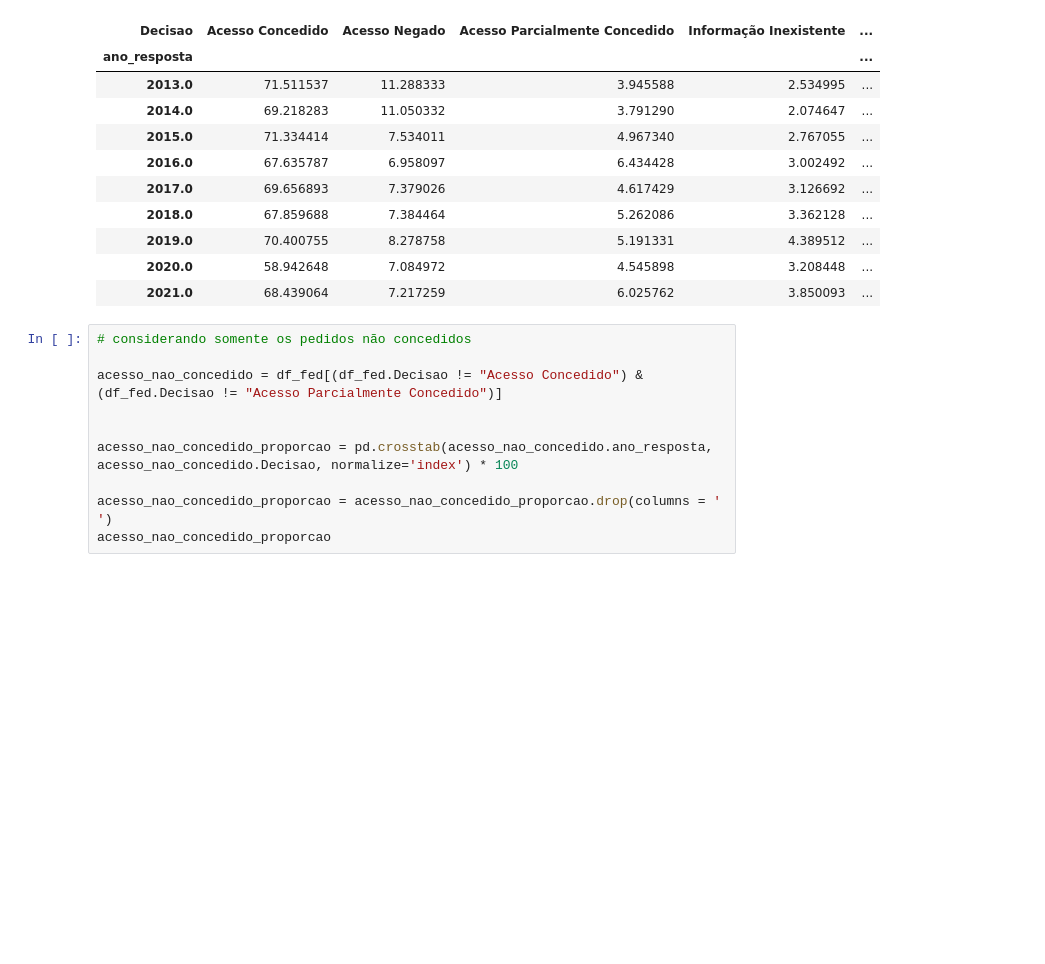
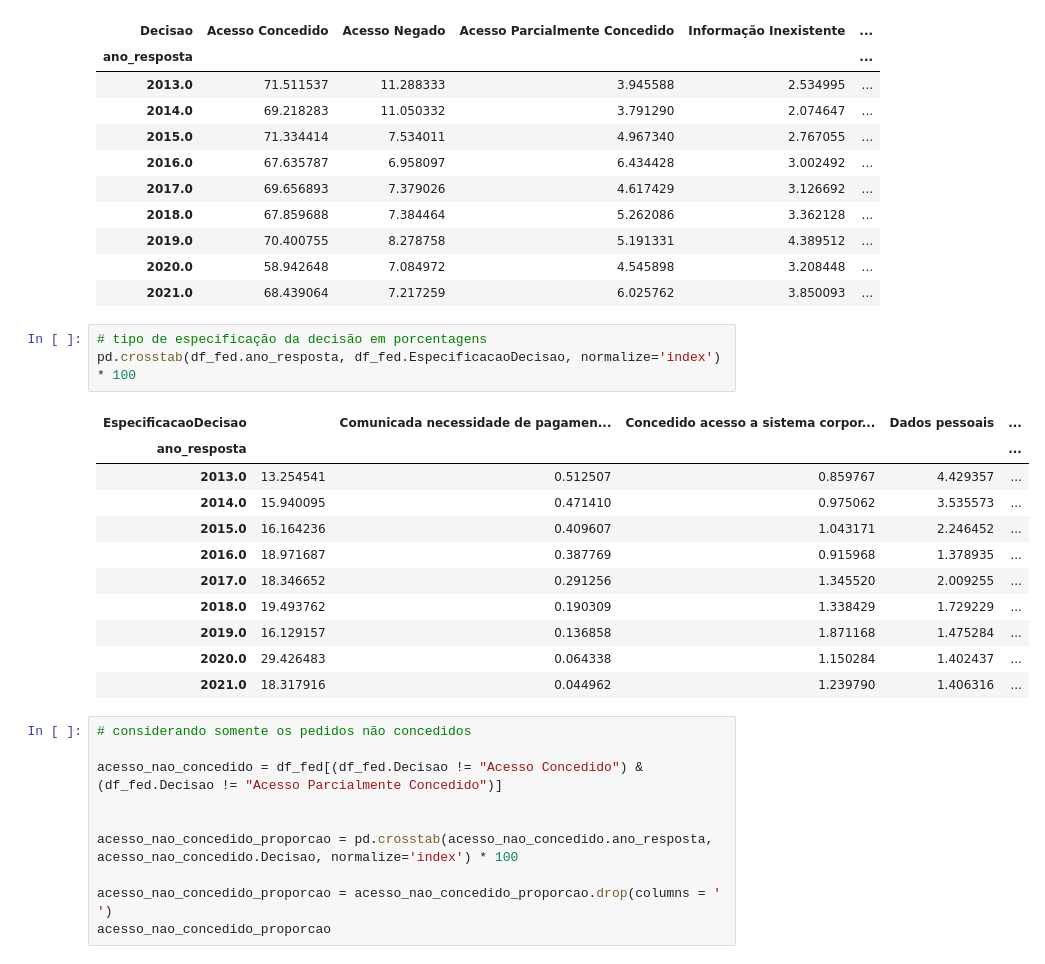
Before and after one commit to luizftoledo/analise_negativas, a Jupyter notebook: analise_negativas_lai_fiquem_sabendo_19_abril_2022.ipynb, the cells around one changed output. Saved outputs shown, nothing was run; the diff lists cells and outputs as text; blank space fills up the shorter version.

```diff
--- a/analise_negativas_lai_fiquem_sabendo_19_abril_2022.ipynb
+++ b/analise_negativas_lai_fiquem_sabendo_19_abril_2022.ipynb
@@ -475,6 +487,21 @@ tipos_de_resposta_por_ano
 | 2019.0 | 70.400755 | 8.278758 | 5.191331 | 4.389512 | ... |
 | 2020.0 | 58.942648 | 7.084972 | 4.545898 | 3.208448 | ... |
 | 2021.0 | 68.439064 | 7.217259 | 6.025762 | 3.850093 | ... |
+# %%
+# tipo de especificação da decisão em porcentagens
+pd.crosstab(df_fed.ano_resposta, df_fed.EspecificacaoDecisao, normalize='index') * 100
+# %% [output]
+| EspecificacaoDecisao |  | Comunicada necessidade de pagamen... | Concedido acesso a sistema corpor... | Dados pessoais | ... |
+| ano_resposta |  |  |  |  | ... |
+| 2013.0 | 13.254541 | 0.512507 | 0.859767 | 4.429357 | ... |
+| 2014.0 | 15.940095 | 0.471410 | 0.975062 | 3.535573 | ... |
+| 2015.0 | 16.164236 | 0.409607 | 1.043171 | 2.246452 | ... |
+| 2016.0 | 18.971687 | 0.387769 | 0.915968 | 1.378935 | ... |
+| 2017.0 | 18.346652 | 0.291256 | 1.345520 | 2.009255 | ... |
+| 2018.0 | 19.493762 | 0.190309 | 1.338429 | 1.729229 | ... |
+| 2019.0 | 16.129157 | 0.136858 | 1.871168 | 1.475284 | ... |
+| 2020.0 | 29.426483 | 0.064338 | 1.150284 | 1.402437 | ... |
+| 2021.0 | 18.317916 | 0.044962 | 1.239790 | 1.406316 | ... |
 # %%
 # considerando somente os pedidos não concedidos
 
```
Also changed, not shown: parts of 9 cells of this notebook.
